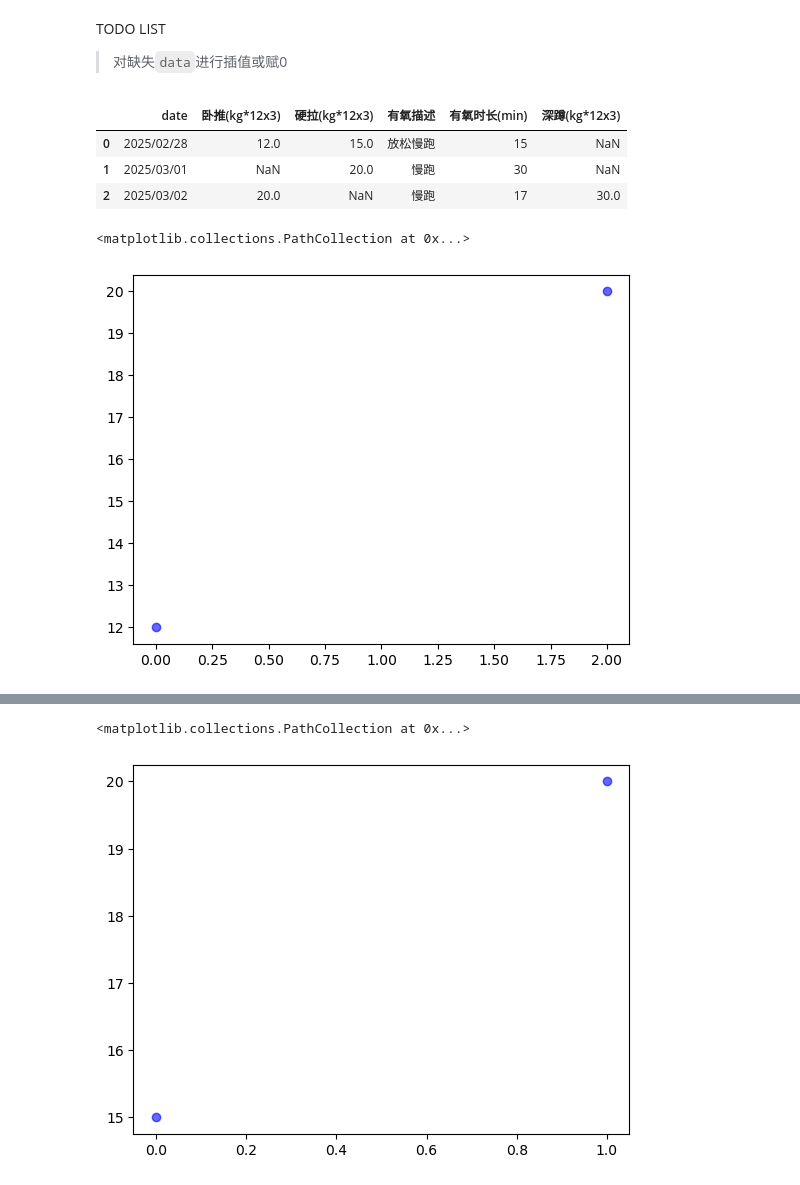
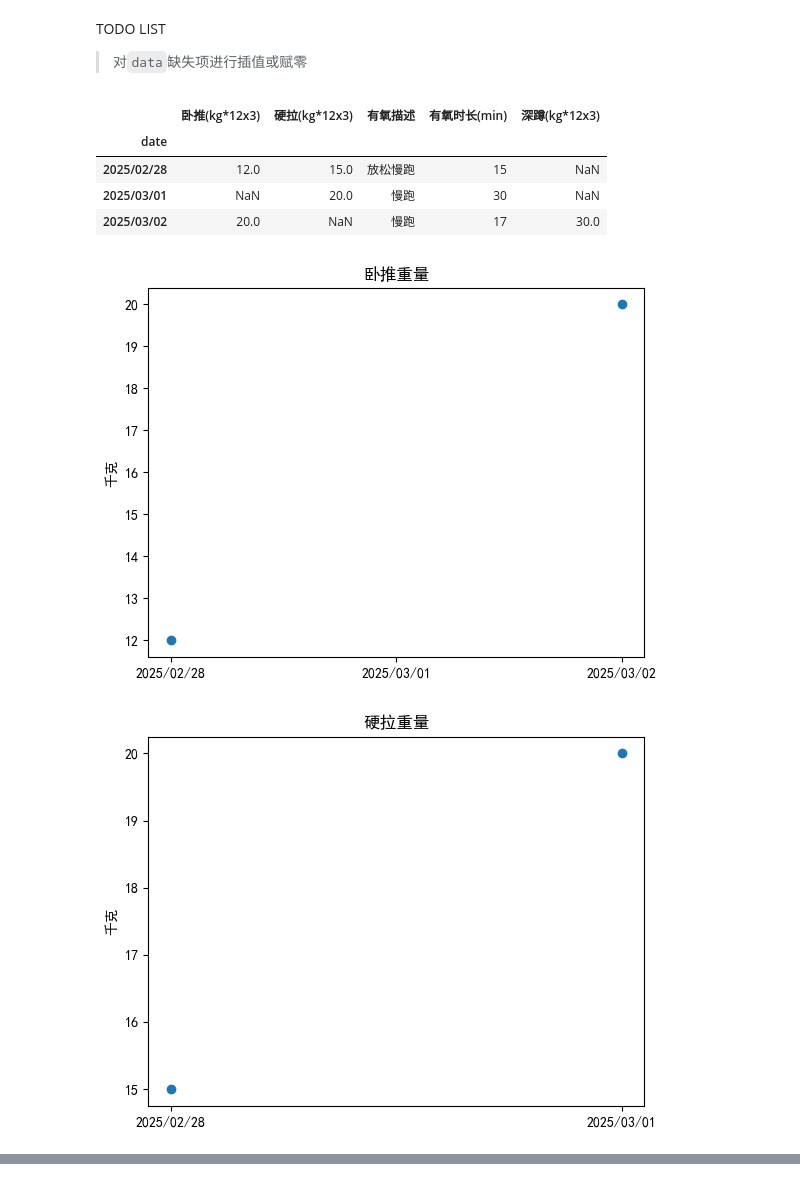
Before and after one commit to RaDsZ2z/sports, a Jupyter notebook: exercises_record.ipynb, the cells around one changed output, grey strips where cells are left out. Drawn from its saved outputs; the diff is of its cells as text; code cells hidden in the pictures.

```diff
--- a/exercises_record.ipynb
+++ b/exercises_record.ipynb
@@ -1,19 +1,44 @@
 # %% [markdown]
 TODO LIST
->对缺失`data`进行插值或赋0
+>对`data`缺失项进行插值或赋零
 # %%
 import matplotlib.pyplot as plt
 import pandas as pd
-data = pd.read_csv('./data.csv')
-index = data.index
+plt.rcParams['font.sans-serif'] = ['SimHei']  # 使用黑体
+plt.rcParams['axes.unicode_minus'] = False  # 解决负号显示问题
+data = pd.read_csv('./data.csv',index_col = 0 )
+'''
+如果上一行是 `data = pd.read_csv('./data.csv')`
+可以在这里加一行`data.set_index('date')`达到相同效果
+'''
+index = data.index #有了上一行之后 这里使用data.date就会报错了
 data
 # %% [output]
-|  | date | 卧推(kg*12x3) | 硬拉(kg*12x3) | 有氧描述 | 有氧时长(min) | 深蹲(kg*12x3) |
-| 0 | 2025/02/28 | 12.0 | 15.0 | 放松慢跑 | 15 | NaN |
-| 1 | 2025/03/01 | NaN | 20.0 | 慢跑 | 30 | NaN |
-| 2 | 2025/03/02 | 20.0 | NaN | 慢跑 | 17 | 30.0 |
+|  | 卧推(kg*12x3) | 硬拉(kg*12x3) | 有氧描述 | 有氧时长(min) | 深蹲(kg*12x3) |
+| date |  |  |  |  |  |
+| 2025/02/28 | 12.0 | 15.0 | 放松慢跑 | 15 | NaN |
+| 2025/03/01 | NaN | 20.0 | 慢跑 | 30 | NaN |
+| 2025/03/02 | 20.0 | NaN | 慢跑 | 17 | 30.0 |
 # %%
-plt.scatter(index, data["卧推(kg*12x3)"], color='blue', label='Data Points', alpha=0.6)
+plt.scatter(index, data.iloc[:,0])
+plt.title("卧推重量")
+plt.ylabel('千克')
+plt.show()
+
+plt.scatter(index, data.iloc[:,1])
+plt.title("硬拉重量")
+plt.ylabel('千克')
+plt.show()
+
+plt.scatter(index, data.iloc[:,3])
+plt.title("有氧时长")
+plt.ylabel('分钟')
+plt.show()
+
+plt.scatter(index, data.iloc[:,4])
+plt.title("深蹲重量")
+plt.ylabel('千克')
+plt.show()
 # %% [output]
-<matplotlib.collections.PathCollection at 0x...>
-[figure, old version]
+[figure, new version]
+[figure, added]
@@ -20,5 +46,0 @@ plt.scatter(index, data["卧推(kg*12x3)"], color='blue', label='Data Points', a
-# %%
-plt.scatter(index, data["硬拉(kg*12x3)"], color='blue', label='Data Points', alpha=0.6)
-# %% [output]
-<matplotlib.collections.PathCollection at 0x...>
-[figure, removed]
```
Also changed, not shown: parts of 3 cells of this notebook.
